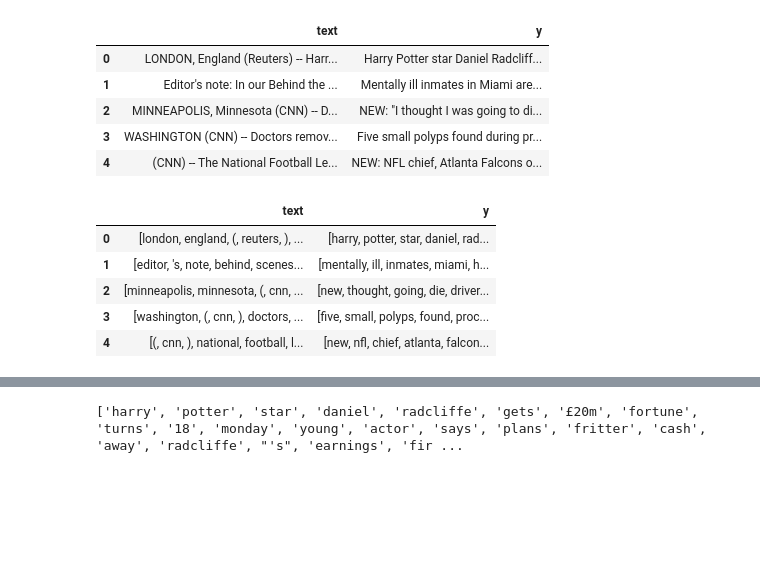
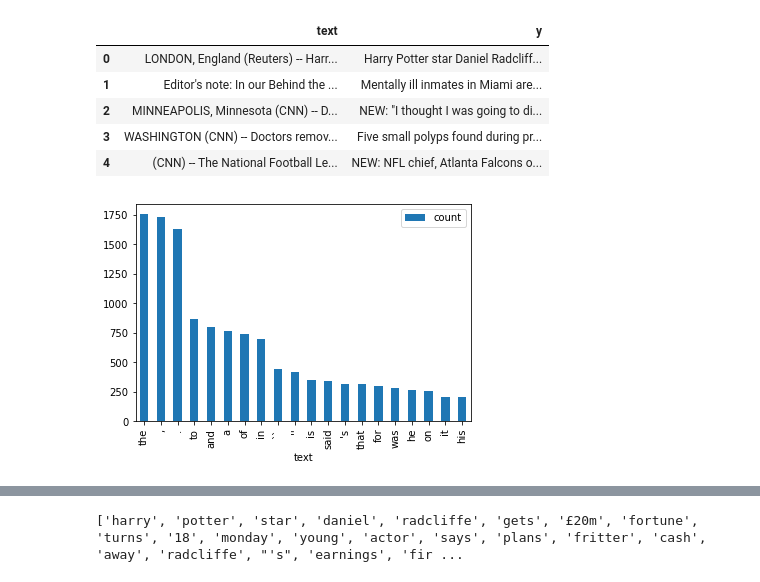
Before and after one commit to jma375/NLP-Text-Summarization, a Jupyter notebook: NLP-Text-Summarization.ipynb, the cells around one changed output, grey strips where cells are left out. Saved outputs shown, nothing was run; the diff lists cells and outputs as text; code cells hidden in the pictures; blank space fills up the shorter version.

Commit message:
added function to plot word freq

```diff
--- a/NLP-Text-Summarization.ipynb
+++ b/NLP-Text-Summarization.ipynb
@@ -109,6 +116,17 @@ subset.head()
 | 2 | MINNEAPOLIS, Minnesota (CNN) -- D... | NEW: "I thought I was going to di... |
 | 3 | WASHINGTON (CNN) -- Doctors remov... | Five small polyps found during pr... |
 | 4 | (CNN) -- The National Football Le... | NEW: NFL chief, Atlanta Falcons o... |
+# %%
+#Function to plot word frequencies
+def wrd_freq(df):
+    # use explode to expand the lists into separate rows
+    dfe = df.text.explode().to_frame().reset_index(drop=True)
+    # groupby the values in the column, get the count and sort
+    dfg = dfe.groupby('text').text.count() \
+                                .reset_index(name='count') \
+                                .sort_values(['count'], ascending=False) \
+                                .head(20).reset_index(drop=True)
+    dfg.plot.bar(x='text')
 # %%
 #Expand contractions
 #e.g. they're -> they are
@@ -121,4 +139,10 @@ def expand_contractions(df):
 def lower_case_text(df):
     df["text"] = df["text"].str.lower()
     df["y"] = df["y"].str.lower()
+# %%
+#Function to tokenize df
+def token(df):
+    for i in range(len(df)):
+        df.iloc[i,0] = nltk.word_tokenize(df.iloc[i,0])
+        df.iloc[i,1] = nltk.word_tokenize(df.iloc[i,1])
 # %%
@@ -137,12 +158,8 @@ def token_and_rmv_stop_wrds(df):
-# %%
-expand_contractions(subset)
-lower_case_text(subset)
-token_and_rmv_stop_wrds(subset)
-subset.head()
-# %% [output]
-|  | text | y |
-| 0 | [london, england, (, reuters, ), ... | [harry, potter, star, daniel, rad... |
-| 1 | [editor, 's, note, behind, scenes... | [mentally, ill, inmates, miami, h... |
-| 2 | [minneapolis, minnesota, (, cnn, ... | [new, thought, going, die, driver... |
-| 3 | [washington, (, cnn, ), doctors, ... | [five, small, polyps, found, proc... |
-| 4 | [(, cnn, ), national, football, l... | [new, nfl, chief, atlanta, falcon... |
+# %%
+#Plot word Freq before removing stopwords
+expand_contractions(subset)
+lower_case_text(subset)
+token(subset)
+wrd_freq(subset)
+# %% [output]
+[figure, added]
```
Also changed, not shown: parts of 11 cells of this notebook.
